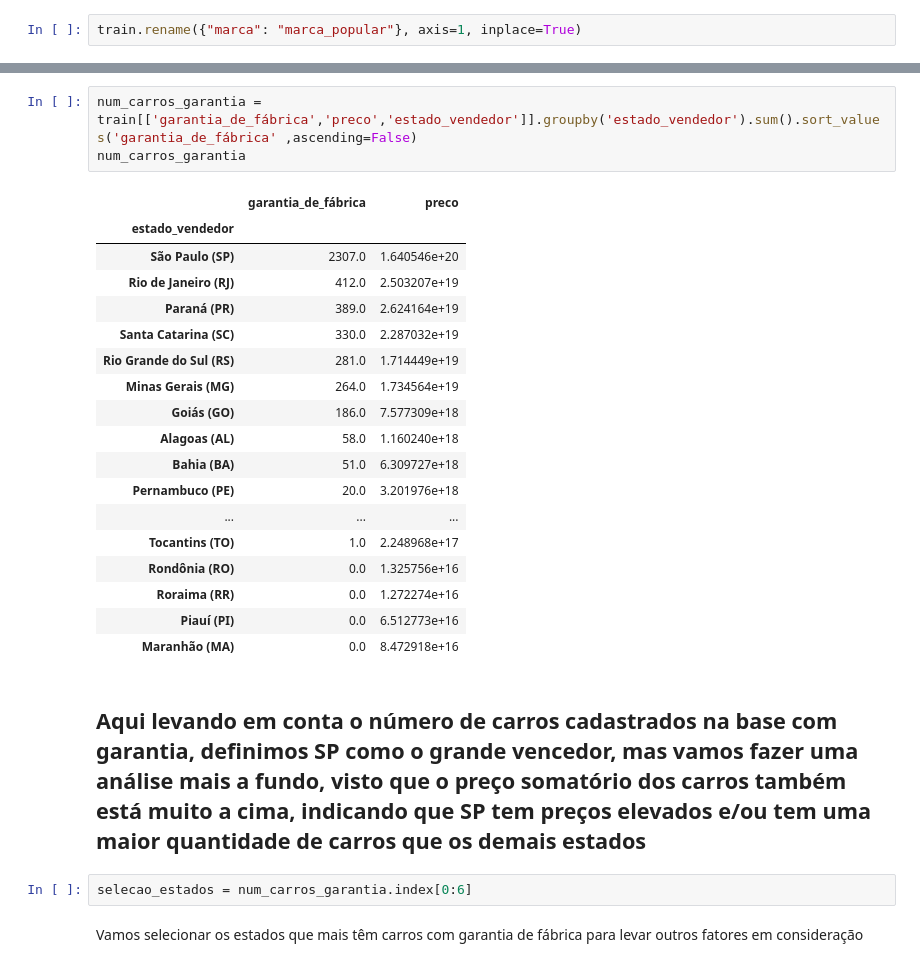
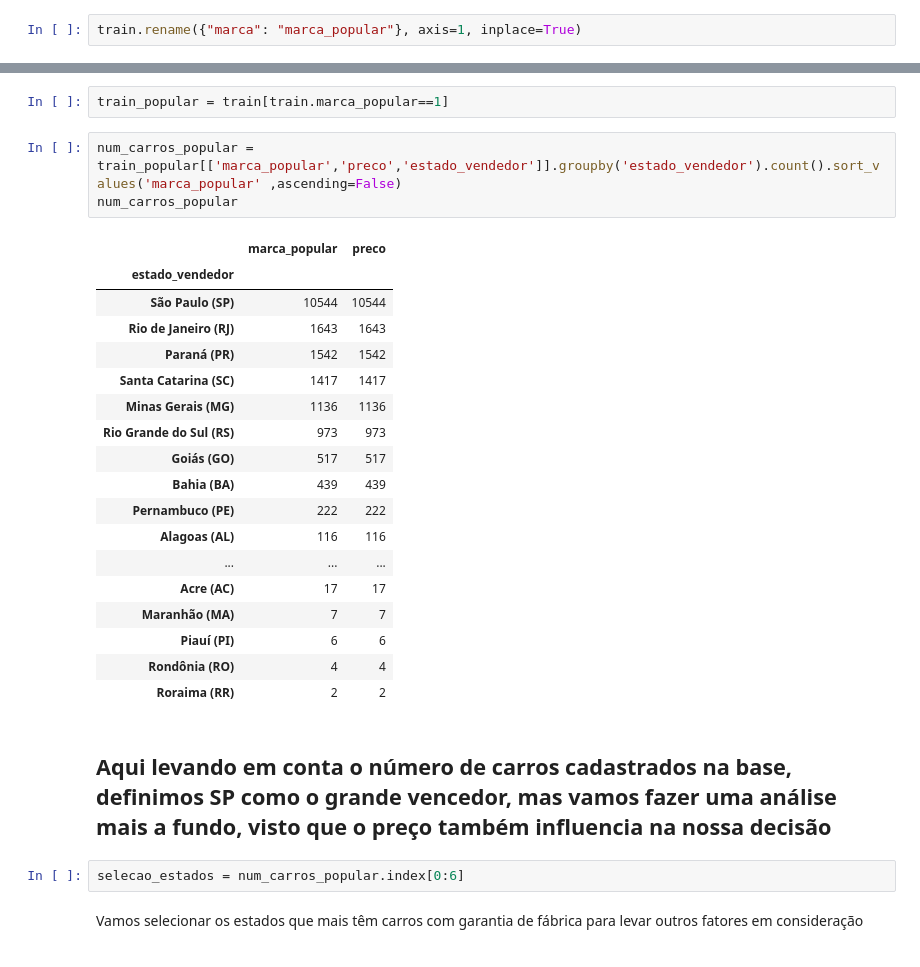
Before and after one commit to felipeeanjos/DESAFIO-CIENTISTA-DE-DADOS, a Jupyter notebook: LH_CD_FELIPE_DOS_ANJOS.ipynb, the cells around one changed output, grey strips where cells are left out. Cells and saved outputs as stored; diff of their text form.

```diff
--- a/LH_CD_FELIPE_DOS_ANJOS.ipynb
+++ b/LH_CD_FELIPE_DOS_ANJOS.ipynb
@@ -139,29 +157,31 @@ train.rename({"marca": "marca_popular"}, axis=1, inplace=True)
+# %%
+train_popular = train[train.marca_popular==1]
 # %%
-num_carros_garantia = train[['garantia_de_fábrica','preco','estado_vendedor']].groupby('estado_vendedor').sum().sort_values('garantia_de_fábrica' ,ascending=False)
-num_carros_garantia
+num_carros_popular = train_popular[['marca_popular','preco','estado_vendedor']].groupby('estado_vendedor').count().sort_values('marca_popular' ,ascending=False)
+num_carros_popular
 # %% [output]
-|  | garantia_de_fábrica | preco |
+|  | marca_popular | preco |
 | estado_vendedor |  |  |
-| São Paulo (SP) | 2307.0 | 1.640546e+20 |
-| Rio de Janeiro (RJ) | 412.0 | 2.503207e+19 |
-| Paraná (PR) | 389.0 | 2.624164e+19 |
-| Santa Catarina (SC) | 330.0 | 2.287032e+19 |
-| Rio Grande do Sul (RS) | 281.0 | 1.714449e+19 |
-| Minas Gerais (MG) | 264.0 | 1.734564e+19 |
-| Goiás (GO) | 186.0 | 7.577309e+18 |
-| Alagoas (AL) | 58.0 | 1.160240e+18 |
-| Bahia (BA) | 51.0 | 6.309727e+18 |
-| Pernambuco (PE) | 20.0 | 3.201976e+18 |
+| São Paulo (SP) | 10544 | 10544 |
+| Rio de Janeiro (RJ) | 1643 | 1643 |
+| Paraná (PR) | 1542 | 1542 |
+| Santa Catarina (SC) | 1417 | 1417 |
+| Minas Gerais (MG) | 1136 | 1136 |
+| Rio Grande do Sul (RS) | 973 | 973 |
+| Goiás (GO) | 517 | 517 |
+| Bahia (BA) | 439 | 439 |
+| Pernambuco (PE) | 222 | 222 |
+| Alagoas (AL) | 116 | 116 |
 | ... | ... | ... |
-| Tocantins (TO) | 1.0 | 2.248968e+17 |
-| Rondônia (RO) | 0.0 | 1.325756e+16 |
-| Roraima (RR) | 0.0 | 1.272274e+16 |
-| Piauí (PI) | 0.0 | 6.512773e+16 |
-| Maranhão (MA) | 0.0 | 8.472918e+16 |
+| Acre (AC) | 17 | 17 |
+| Maranhão (MA) | 7 | 7 |
+| Piauí (PI) | 6 | 6 |
+| Rondônia (RO) | 4 | 4 |
+| Roraima (RR) | 2 | 2 |
 # %% [markdown]
-## Aqui levando em conta o número de carros cadastrados na base com garantia, definimos SP como o grande vencedor, mas vamos fazer uma análise mais a fundo, visto que o preço somatório dos carros também está muito a cima, indicando que SP tem preços elevados e/ou tem uma maior quantidade de carros que os demais estados
+## Aqui levando em conta o número de carros cadastrados na base, definimos SP como o grande vencedor, mas vamos fazer uma análise mais a fundo, visto que o preço também influencia na nossa decisão
 # %%
-selecao_estados = num_carros_garantia.index[0:6]
+selecao_estados = num_carros_popular.index[0:6]
 # %% [markdown]
 Vamos selecionar os estados que mais têm carros com garantia de fábrica para levar outros fatores em consideração
 # %%
```
Also changed, not shown: parts of 44 cells of this notebook.
